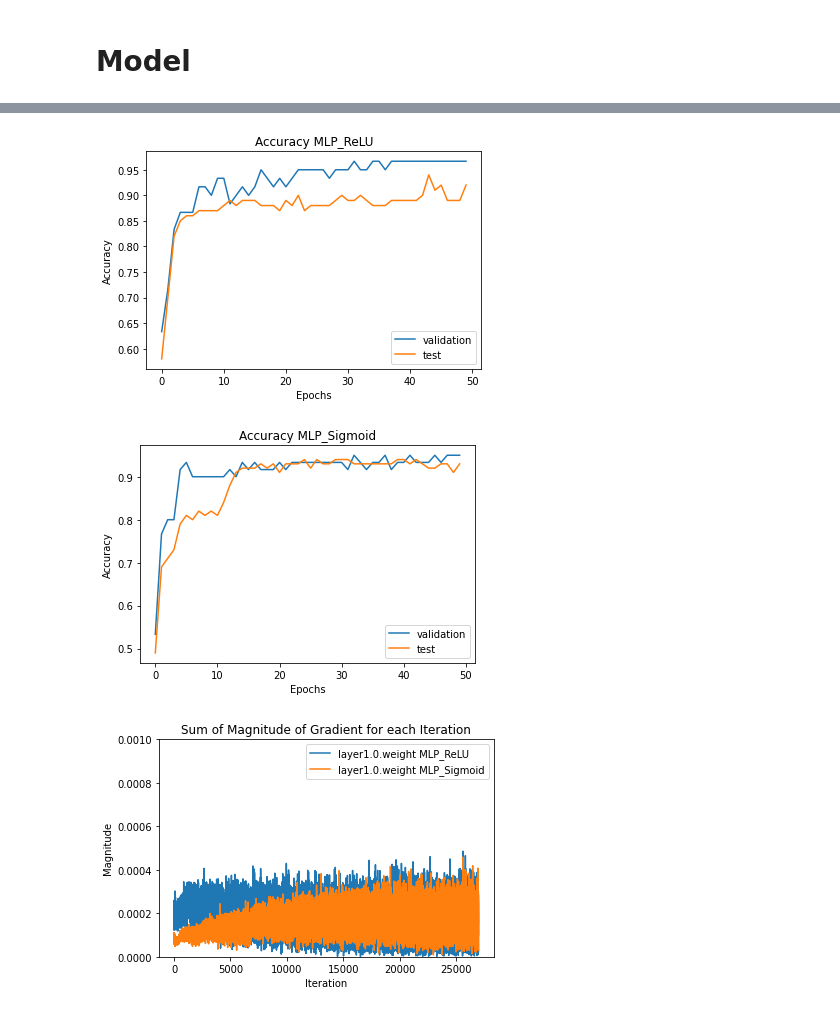
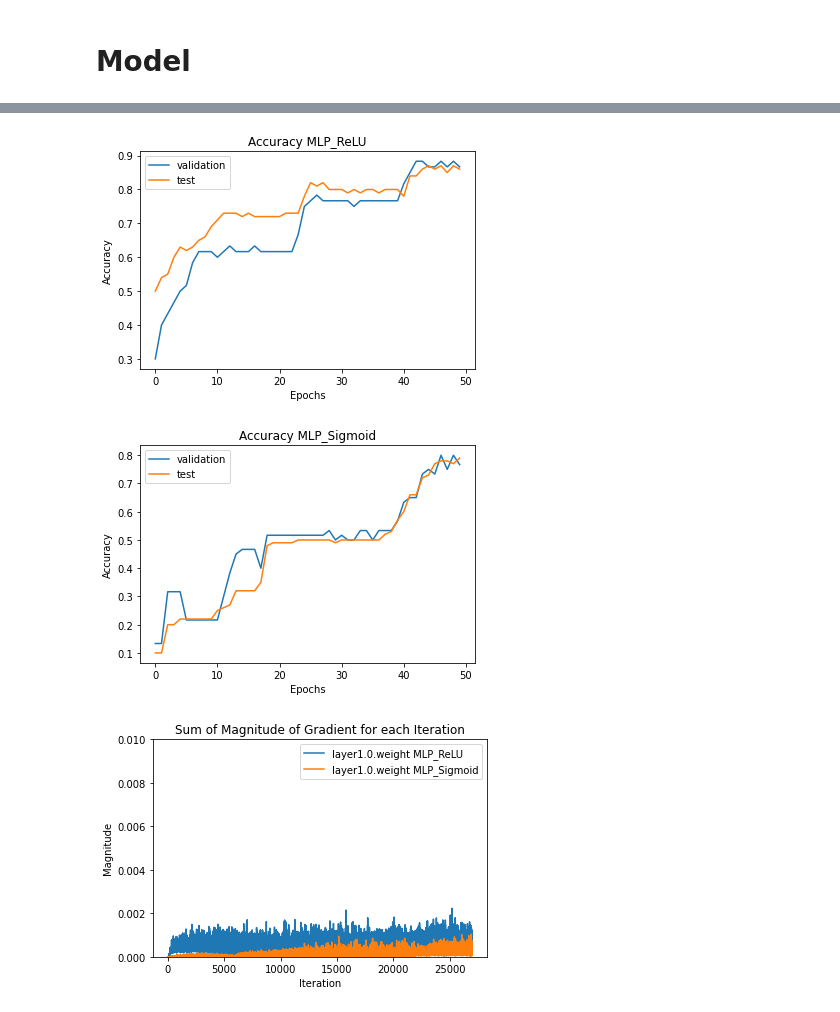
Before and after one commit to leekichang/IIE4123, a Jupyter notebook: task2.ipynb, the cells around one changed output, grey strips where cells are left out. Cells and saved outputs as stored; diff of their text form; code cells hidden in the pictures.

```diff
--- a/task2.ipynb
+++ b/task2.ipynb
@@ -78,17 +76,14 @@ class MLP(nn.Module):
         super(MLP, self).__init__()
         self.layer1 = nn.Sequential(
             nn.Linear(784, 15, bias=True),
-            nn.BatchNorm1d(15),
             activation_function
         )
         self.layer2 = nn.Sequential(
             nn.Linear(15, 12, bias=True),
-            nn.BatchNorm1d(12),
             activation_function
         )
         self.layer3 = nn.Sequential(
             nn.Linear(12, 12, bias=True),
-            nn.BatchNorm1d(12),
             activation_function
         )
         self.layer4 = nn.Sequential(
@@ -106,7 +101,7 @@ class MLP(nn.Module):
 
 def weights_init(m):
     if isinstance(m, nn.Linear):
-        nn.init.normal_(m.weight)
+        nn.init.normal_(m.weight, mean=0.0, std=0.01)
         nn.init.constant_(m.bias, 0)
 # %%
 models = [ MLP(nn.ReLU()).apply(weights_init).to(DEVICE), MLP(nn.Sigmoid()).apply(weights_init).to(DEVICE)]
@@ -244,6 +239,6 @@ Training took 384.87 sec
 # %%
 model_name = ['MLP_ReLU', 'MLP_Sigmoid']
-for i in range(2):
+for i in range(len(models)):
     plt.figure()
     plt.xlabel('Epochs')
     plt.ylabel('Loss')
@@ -259,5 +254,5 @@ for i in range(2):
 # %%
-for i in range(2):
+for i in range(len(models)):
     plt.figure()
     plt.xlabel('Epochs')
     plt.ylabel('Accuracy')
@@ -268,19 +263,19 @@ for i in range(2):
     plt.legend()
 plt.show()
 # %% [output]
-[figure, old version]
+[figure, new version]
-[figure, old version]
+[figure, new version]
 # %%
 layers = ['layer1.0.weight']#, 'layer2.0.weight', 'layer3.0.weight']
-for i in range(2):
-    plt.ylim((0,0.001))
+for i in range(len(models)):
+    plt.ylim((0,0.01))
     plt.xlabel('Iteration')
     plt.ylabel('Magnitude')
     plt.title('Sum of Magnitude of Gradient for each Iteration')#+model_name[i])
     for layer, magnitudes in GRAD_MAG[i].items():
         if layer in layers:
             plt.plot(magnitudes, label = layer+' '+model_name[i])
     plt.legend()
 plt.show()
 # %% [output]
-[figure, old version]
+[figure, new version]
```
Also changed, not shown: parts of 3 cells of this notebook, 1 other file.
